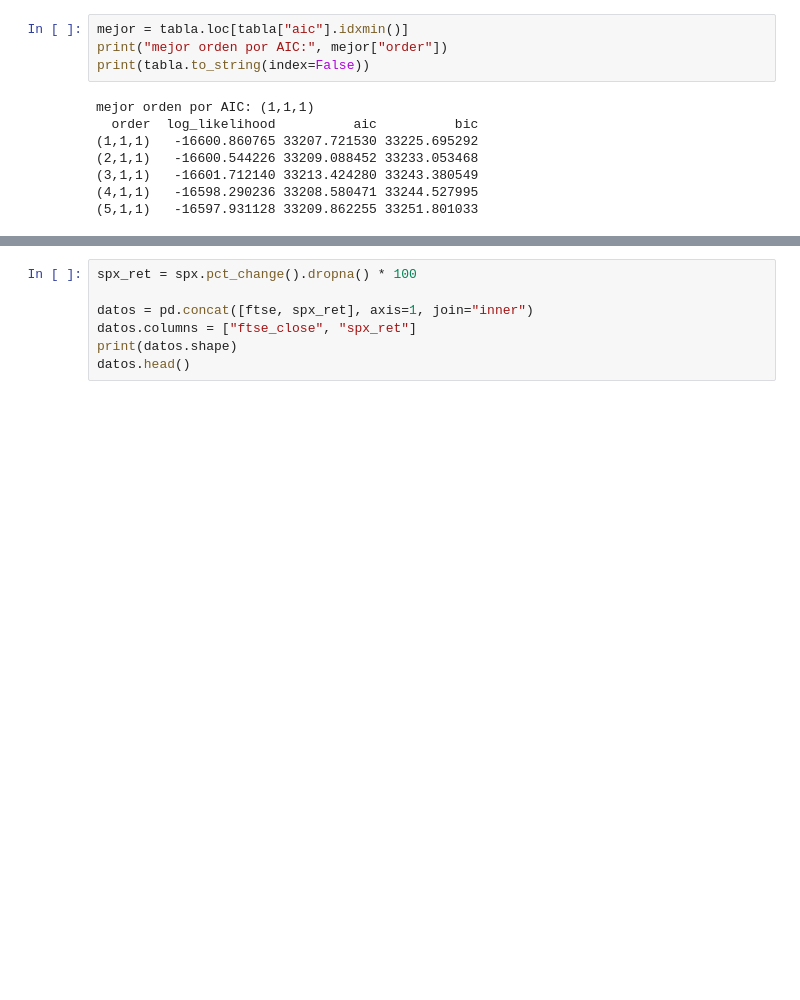
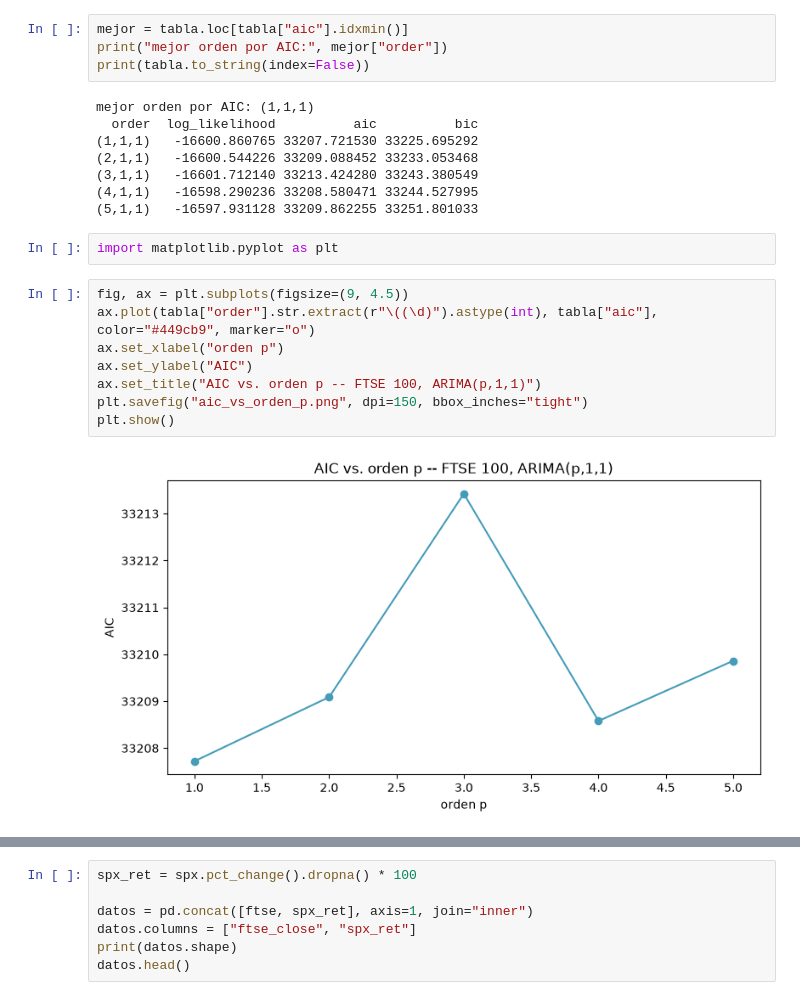
Before and after one commit to joanby/series-temporales-r-python, a Jupyter notebook: 08-arima-y-sarimax/Python/02_seleccion_de_orden_y_arimax.ipynb, the cells around one changed output, grey strips where cells are left out. Drawn from its saved outputs; the diff is of its cells as text; blank space fills up the shorter version.

Commit message:
Módulo 8: añade gráfico de AIC vs. orden p en la lección de selección de orden y ARIMAX

```diff
--- a/08-arima-y-sarimax/Python/02_seleccion_de_orden_y_arimax.ipynb
+++ b/08-arima-y-sarimax/Python/02_seleccion_de_orden_y_arimax.ipynb
@@ -39,6 +39,18 @@ mejor orden por AIC: (1,1,1)
 (3,1,1)   -16601.712140 33213.424280 33243.380549
 (4,1,1)   -16598.290236 33208.580471 33244.527995
 (5,1,1)   -16597.931128 33209.862255 33251.801033
+# %%
+import matplotlib.pyplot as plt
+# %%
+fig, ax = plt.subplots(figsize=(9, 4.5))
+ax.plot(tabla["order"].str.extract(r"\((\d)").astype(int), tabla["aic"], color="#449cb9", marker="o")
+ax.set_xlabel("orden p")
+ax.set_ylabel("AIC")
+ax.set_title("AIC vs. orden p -- FTSE 100, ARIMA(p,1,1)")
+plt.savefig("aic_vs_orden_p.png", dpi=150, bbox_inches="tight")
+plt.show()
+# %% [output]
+[figure, added]
 # %%
 modelo_411 = ARIMA(ftse, order=(4, 1, 1))
 resultado_411 = modelo_411.fit()
```
Also changed, not shown: parts of 2 cells of this notebook, 1 other file.
